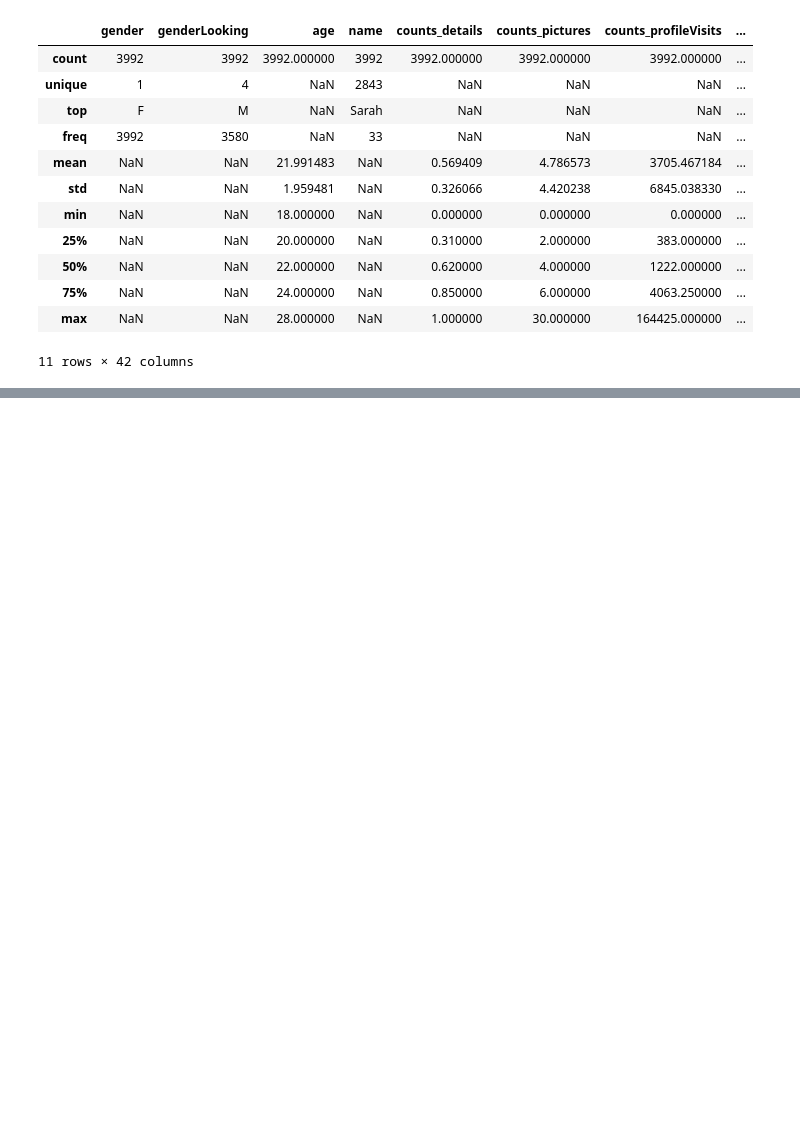
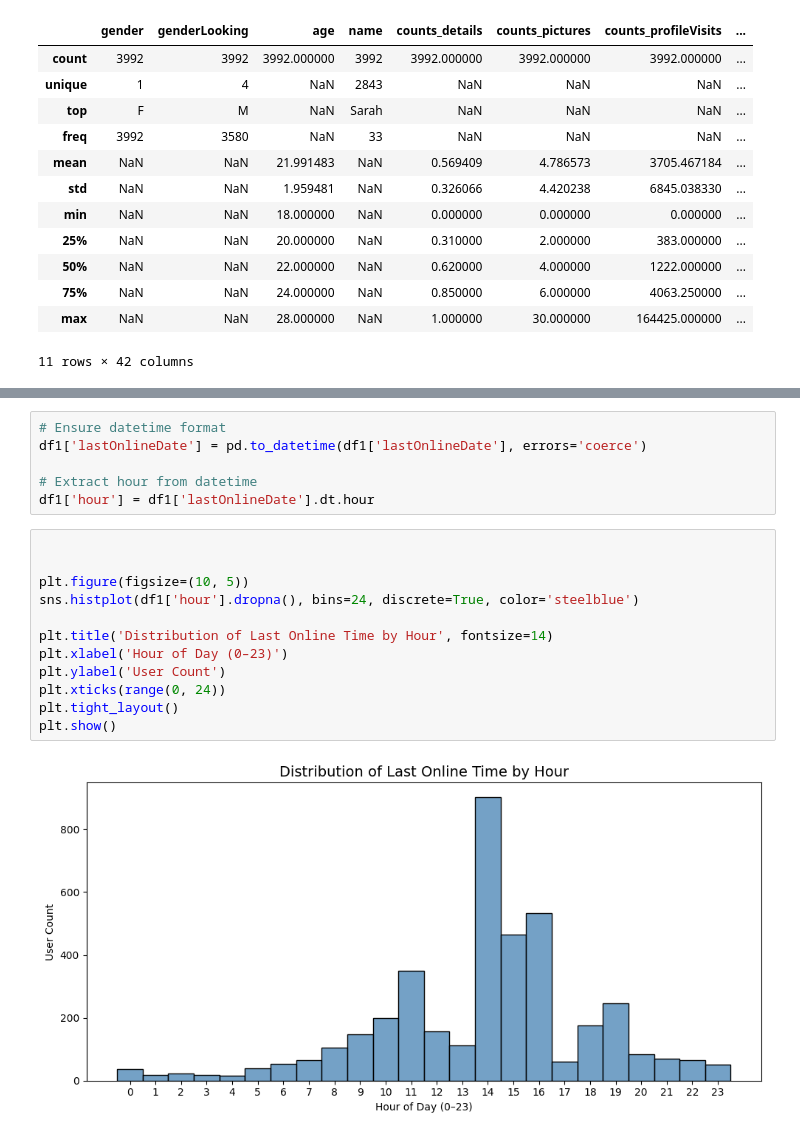
Before and after one commit to kai2233/cohort-a-socio, a Jupyter notebook: notebooks/jason.ipynb, the cells around one changed output, grey strips where cells are left out. Saved outputs shown, nothing was run; the diff lists cells and outputs as text; blank space fills up the shorter version.

```diff
--- a/notebooks/jason.ipynb
+++ b/notebooks/jason.ipynb
@@ -140,0 +175,20 @@ df2_city
+# %%
+# Ensure datetime format
+df1['lastOnlineDate'] = pd.to_datetime(df1['lastOnlineDate'], errors='coerce')
+
+# Extract hour from datetime
+df1['hour'] = df1['lastOnlineDate'].dt.hour
+# %%
+
+
+plt.figure(figsize=(10, 5))
+sns.histplot(df1['hour'].dropna(), bins=24, discrete=True, color='steelblue')
+
+plt.title('Distribution of Last Online Time by Hour', fontsize=14)
+plt.xlabel('Hour of Day (0–23)')
+plt.ylabel('User Count')
+plt.xticks(range(0, 24))
+plt.tight_layout()
+plt.show()
+# %% [output]
+[figure, added]
```
Also changed, not shown: parts of 11 cells of this notebook.
